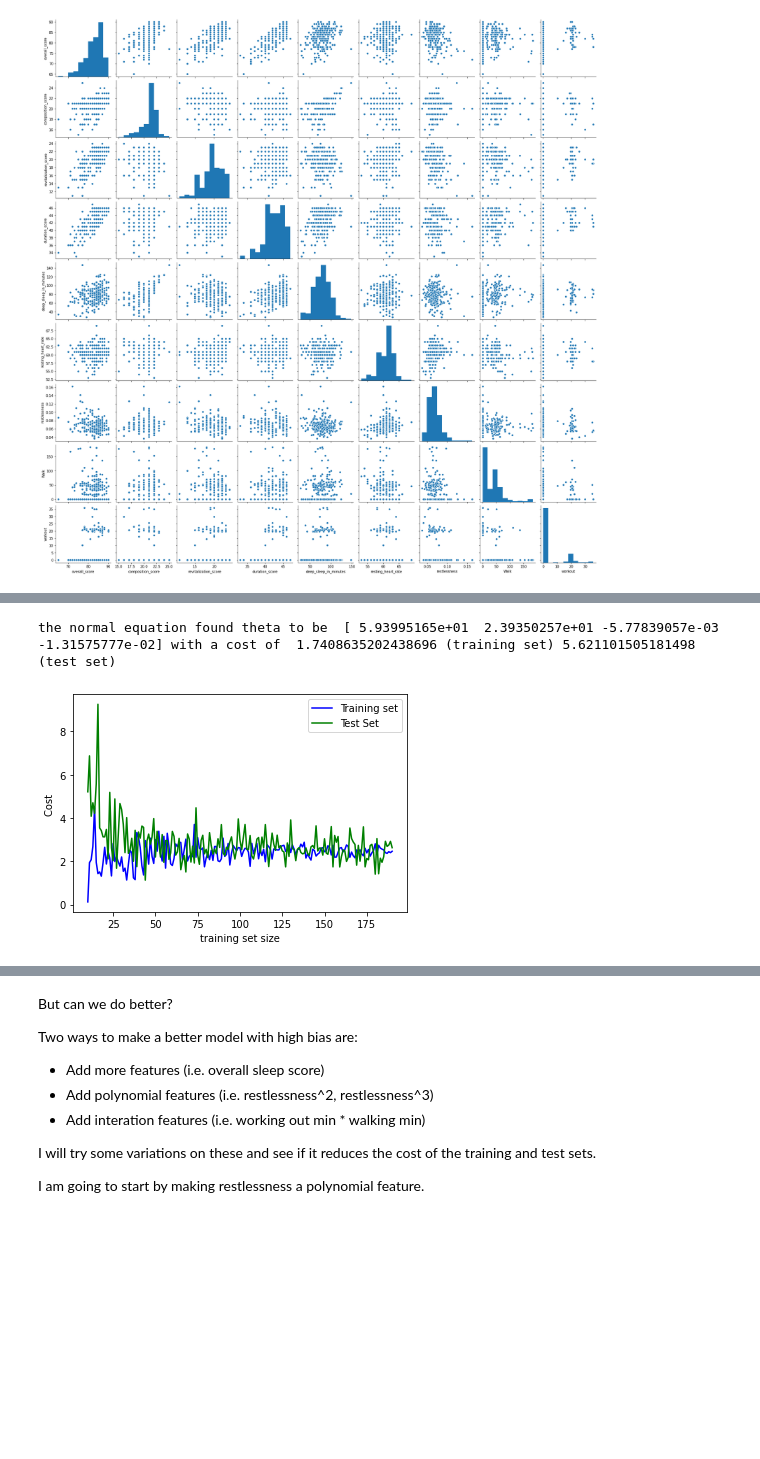
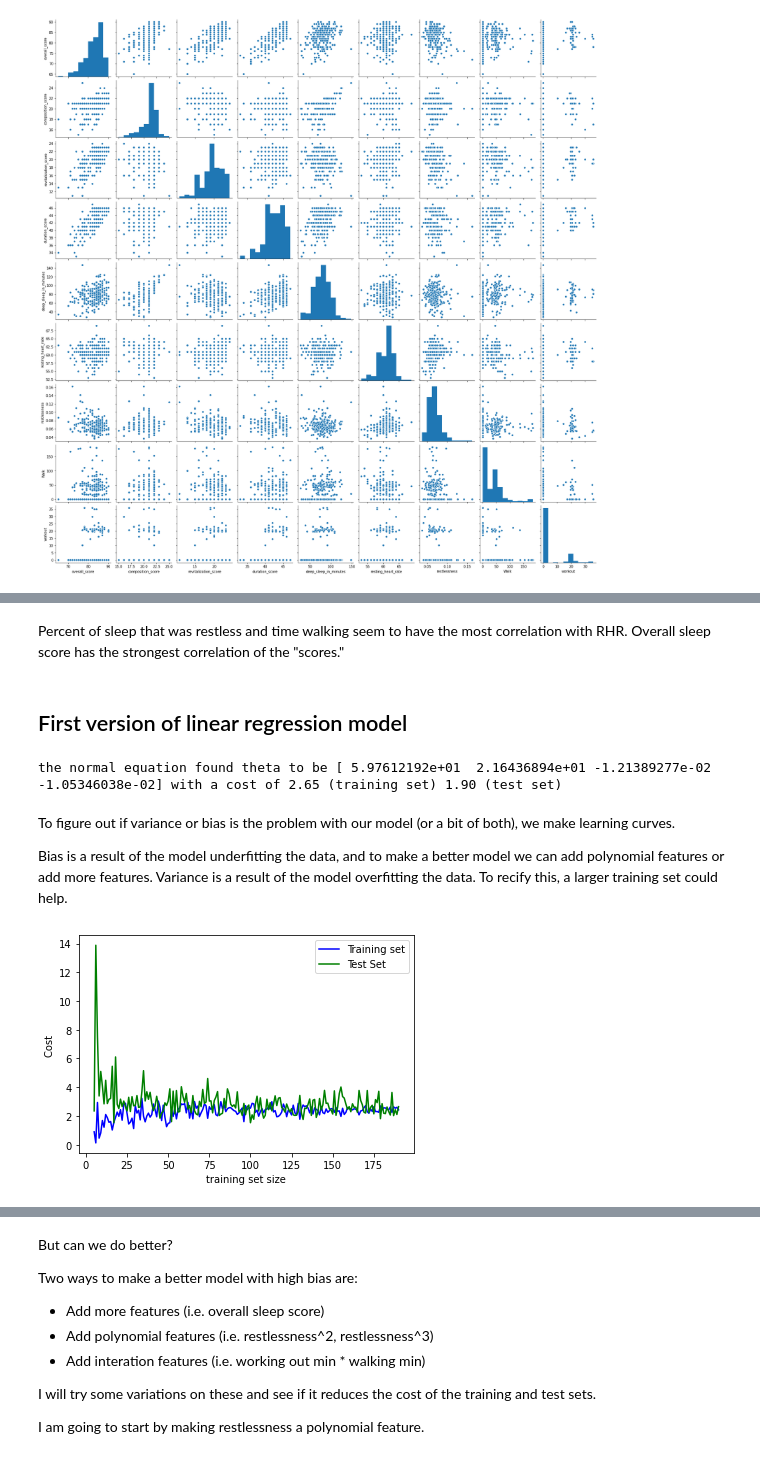
Before and after one commit to chmltf/heart_rate_resting_predictor, a Jupyter notebook: Fitbit_data_RHR_sleep.ipynb, the cells around one changed output, grey strips where cells are left out. Saved outputs shown, nothing was run; the diff lists cells and outputs as text; code cells hidden in the pictures; blank space fills up the shorter version.

```diff
--- a/Fitbit_data_RHR_sleep.ipynb
+++ b/Fitbit_data_RHR_sleep.ipynb
@@ -72,9 +107,18 @@ Pearsons correlation RHR and deep sleep min: 0.006
+# %% [markdown]
+Percent of sleep that was restless and time walking seem to have the most correlation with RHR. Overall sleep score has the strongest correlation of the "scores."
+# %% [markdown]
+## First version of linear regression model <a class="anchor" id="third-bullet"></a>
 # %%
 all_data = all_data.reset_index()
+np.random.seed(42)
 index_list = list(range(0, len(all_data)))
-trainIndex = list(range(0, round(0.8*len(all_data))))
-testIndex = list(range(len(trainIndex), len(trainIndex) + (len(all_data)-len(trainIndex))))
+np.random.shuffle(index_list)
+#trainIndex = list(range(0, index_list[round(0.8*len(all_data))])) #training set will be 80% of the dataset
+#testIndex = list(range(len(trainIndex), len(trainIndex) + (len(all_data)-len(trainIndex)))) #test set will be the remaining 20%
+trainIndex = index_list[0:round(0.8*len(index_list))]
+testIndex = index_list[round(0.8*len(index_list))+1:]
 
+#wrote a function that generates the training and test sets and the X and y matrices for each; use this throughout project
 def generateXyobjects(data_matrix, trainIndex, testIndex, featureIndex, targetIndex):
     X = data_matrix.iloc[:, featureIndex]
     Xtrain = X.iloc[trainIndex, :]
@@ -94,45 +138,52 @@ def computeCost(m, yPredict, y):
 	J = (1/2/m) * np.sum(sq_error)
 	return J
 
-#My model
+#My first model
 theta_best = np.linalg.inv(Xtrain.T.dot(Xtrain)).dot(Xtrain.T).dot(ytrain) #use normal equation to find theta since have relatively small training set
 y_predict_train = Xtrain.dot(theta_best)
 y_predict_test = Xtest.dot(theta_best)
 Jtrain_linear = computeCost(len(trainIndex), y_predict_train, ytrain)
 Jtest_linear = computeCost(len(testIndex), y_predict_test, yTest)
 
-print('the normal equation found theta to be ' , theta_best, 'with a cost of ', Jtrain_linear, '(training set)', Jtest_linear, '(test set)')
+print('the normal equation found theta to be', theta_best, 'with a cost of %.2f (training set) %.2f (test set)' %(Jtrain_linear, Jtest_linear))
+
+#with a cost of %.3f (training set) %.3f (test set) , Jtrain_linear, Jtest_linear)
 # %% [output]
-the normal equation found theta to be  [ 5.93995165e+01  2.39350257e+01 -5.77839057e-03 -1.31575777e-02] with a cost of  1.7408635202438696 (training set) 5.621101505181498 (test set)
+the normal equation found theta to be [ 5.97612192e+01  2.16436894e+01 -1.21389277e-02 -1.05346038e-02] with a cost of 2.65 (training set) 1.90 (test set)
+# %% [markdown]
+To figure out if variance or bias is the problem with our model (or a bit of both), we make learning curves.
+
+Bias is a result of the model underfitting the data, and to make a better model we can add polynomial features or add more features. Variance is a result of the model overfitting the data. To recify this, a larger training set could help.
 # %%
 def computeTheta(Xtrain, ytrain):
 	theta = np.linalg.pinv(Xtrain.T.dot(Xtrain)).dot(Xtrain.T).dot(ytrain)
 	return theta
 
 learning_curve_data = np.array([])
-i = list(range(10, round(len(index_list)*0.8)))
+i = list(range(5, round(len(index_list)*0.8)))
+np.random.seed(42)
 
 for a in i:
 	np.random.shuffle(index_list)
 	all_data_shuffled = all_data.iloc[index_list, -4:]
 	all_data_shuffled = all_data_shuffled.reset_index()
 	all_data_shuffled.drop('index', axis = 1, inplace = True)
 	Xtrain, ytrain, Xtest, yTest = generateXyobjects(all_data_shuffled, list(range(0, a)), list(range(a, (a+len(testIndex)))), [1, 2, 3], 0)
 	theta = computeTheta(Xtrain, ytrain)
 	yPredictTest = Xtest.dot(theta)
 	yPredictTrain = Xtrain.dot(theta)
 	Jtrain = computeCost(a, yPredictTrain, ytrain)
 	Jtest = computeCost(len(testIndex), yPredictTest, yTest)
 	iteration = np.array([a, Jtrain, Jtest], dtype=object)
 	learning_curve_data = np.concatenate((learning_curve_data, iteration), axis = 0)
 
 learning_curve_data = np.reshape(learning_curve_data, (-1, 3))
 fig, ax = plt.subplots()
 ax.plot(learning_curve_data[:, 0], learning_curve_data[:, 1], 'b-', label = 'Training set')
 ax.plot(learning_curve_data[:, 0], learning_curve_data[:, 2], 'g-', label = 'Test Set')
 ax.set(xlabel='training set size', ylabel='Cost ')
 ax.legend()
 plt.show()
 # %% [output]
-[figure, old version]
+[figure, new version]
 # %% [markdown]
```
Also changed, not shown: parts of 70 cells of this notebook.
